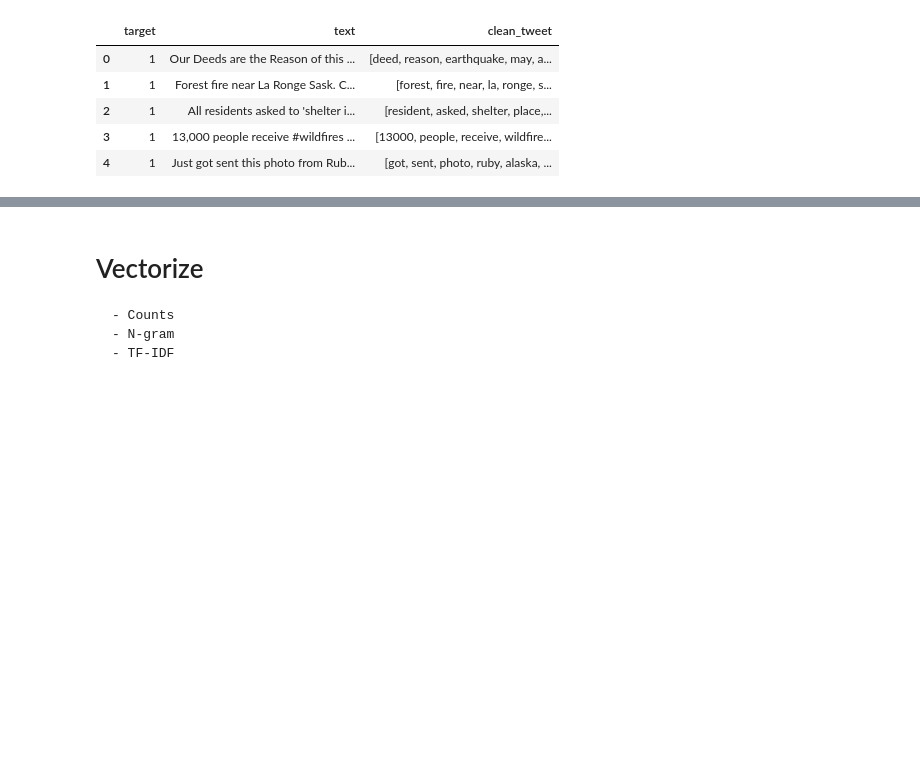
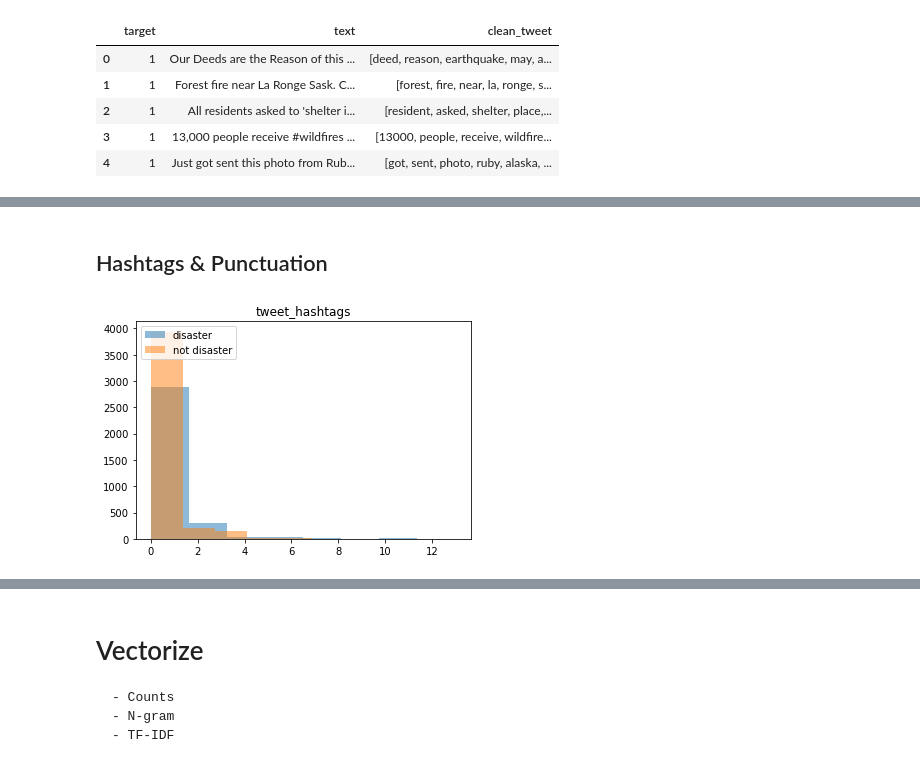
Before and after one commit to tjwhalenUVA/Disaster-Tweets, a Jupyter notebook: Classifying Disaster Tweets.ipynb, the cells around one changed output, grey strips where cells are left out. Cells and saved outputs as stored; diff of their text form; code cells hidden in the pictures; blank space fills up the shorter version.

```diff
--- a/Classifying Disaster Tweets.ipynb
+++ b/Classifying Disaster Tweets.ipynb
@@ -79,0 +99,8 @@ print(tfidf_vect.get_feature_names())
+# %% [markdown]
+## Hashtags & Punctuation
+# %%
+train['tweet_hashtags'] = train['text'].apply(lambda x: sum([1 for c in x if c == '#']))
+
+evaluate_feature('tweet_hashtags', 8)
+# %% [output]
+[figure, added]
```
Also changed, not shown: parts of 9 cells of this notebook.
